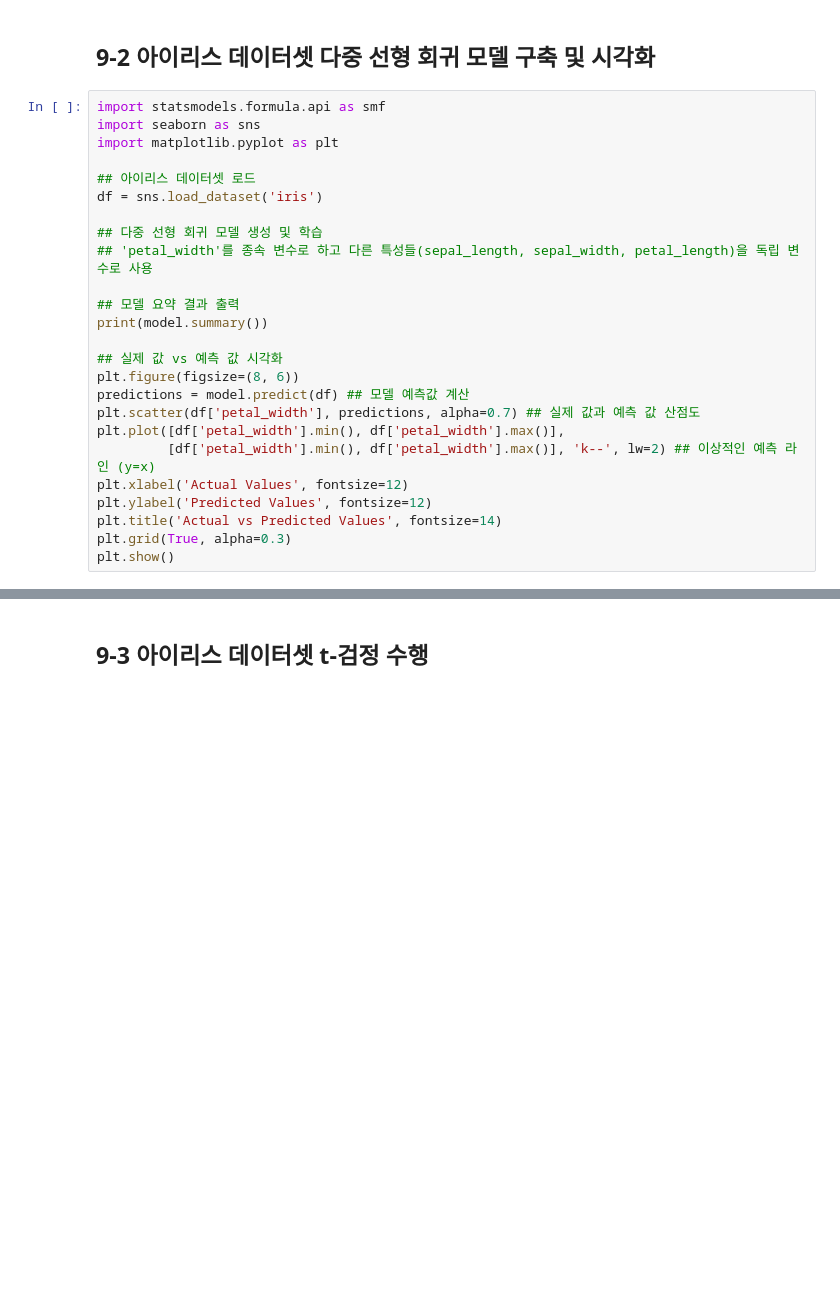
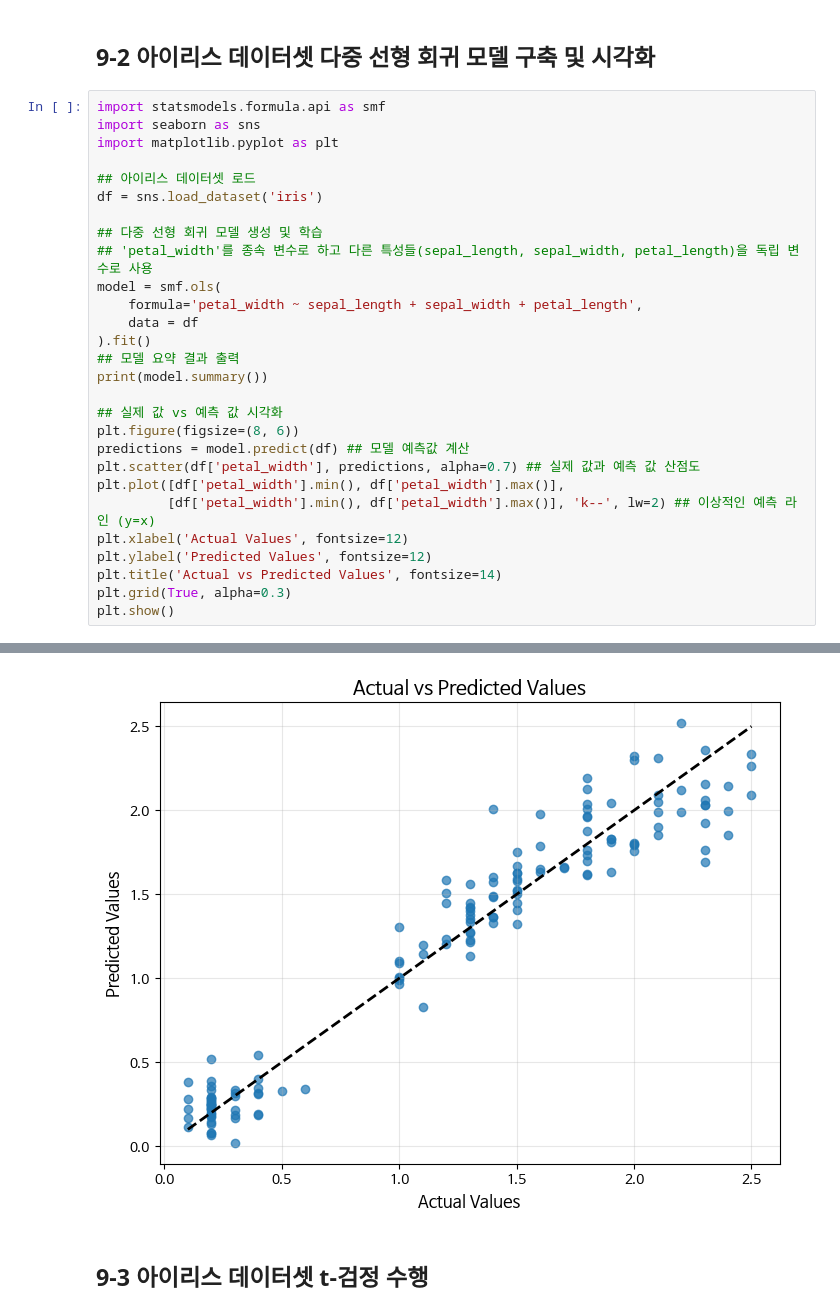
Before and after one commit to soutbox/Data-Analysis-with-Open-Source, a Jupyter notebook: 오픈소스_데이터_분석_09강.ipynb, the cells around one changed output, grey strips where cells are left out. Cells and saved outputs as stored; diff of their text form; blank space fills up the shorter version.

```diff
--- a/오픈소스_데이터_분석_09강.ipynb
+++ b/오픈소스_데이터_분석_09강.ipynb
@@ -49,7 +76,10 @@ df = sns.load_dataset('iris')
 
 ## 다중 선형 회귀 모델 생성 및 학습
 ## 'petal_width'를 종속 변수로 하고 다른 특성들(sepal_length, sepal_width, petal_length)을 독립 변수로 사용
-
+model = smf.ols(
+    formula='petal_width ~ sepal_length + sepal_width + petal_length',
+    data = df
+).fit()
 ## 모델 요약 결과 출력
 print(model.summary())
 
@@ -64,3 +94,4 @@ plt.ylabel('Predicted Values', fontsize=12)
 plt.title('Actual vs Predicted Values', fontsize=14)
 plt.grid(True, alpha=0.3)
 plt.show()
+# %% [output]
@@ -67,3 +115,4 @@ plt.show()
+[figure, added]
 # %% [markdown]
 ## 9-3 아이리스 데이터셋 t-검정 수행
 # %%
```
Also changed, not shown: parts of 7 cells of this notebook.
